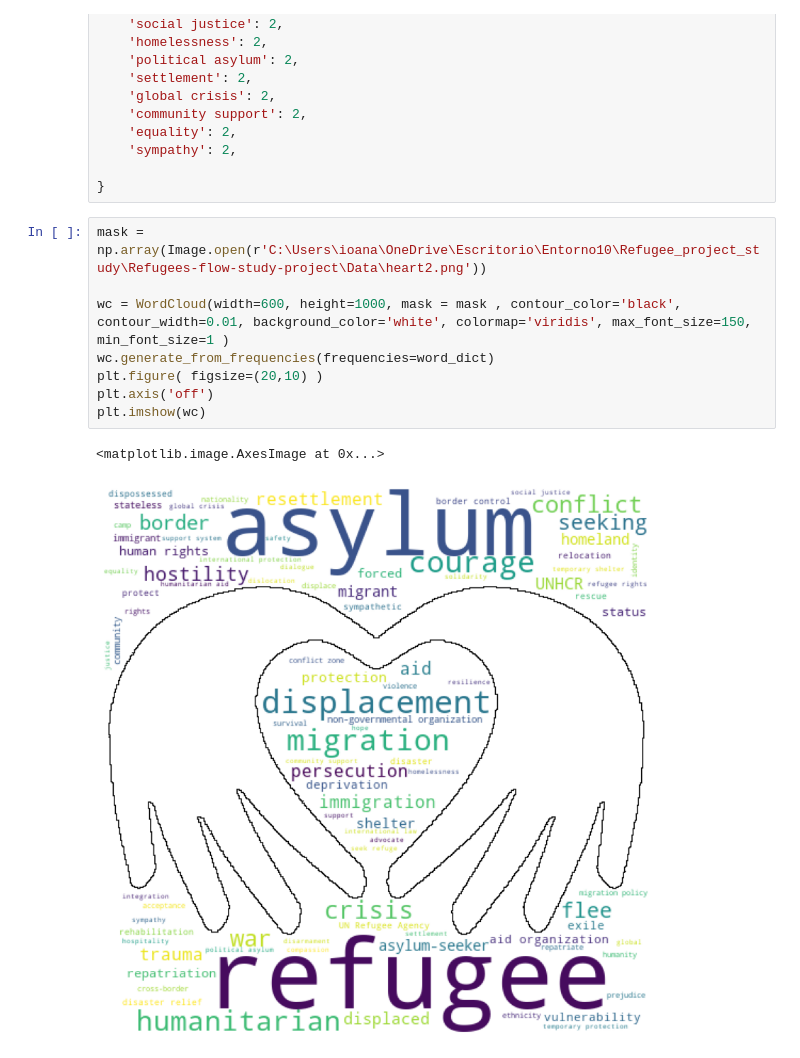
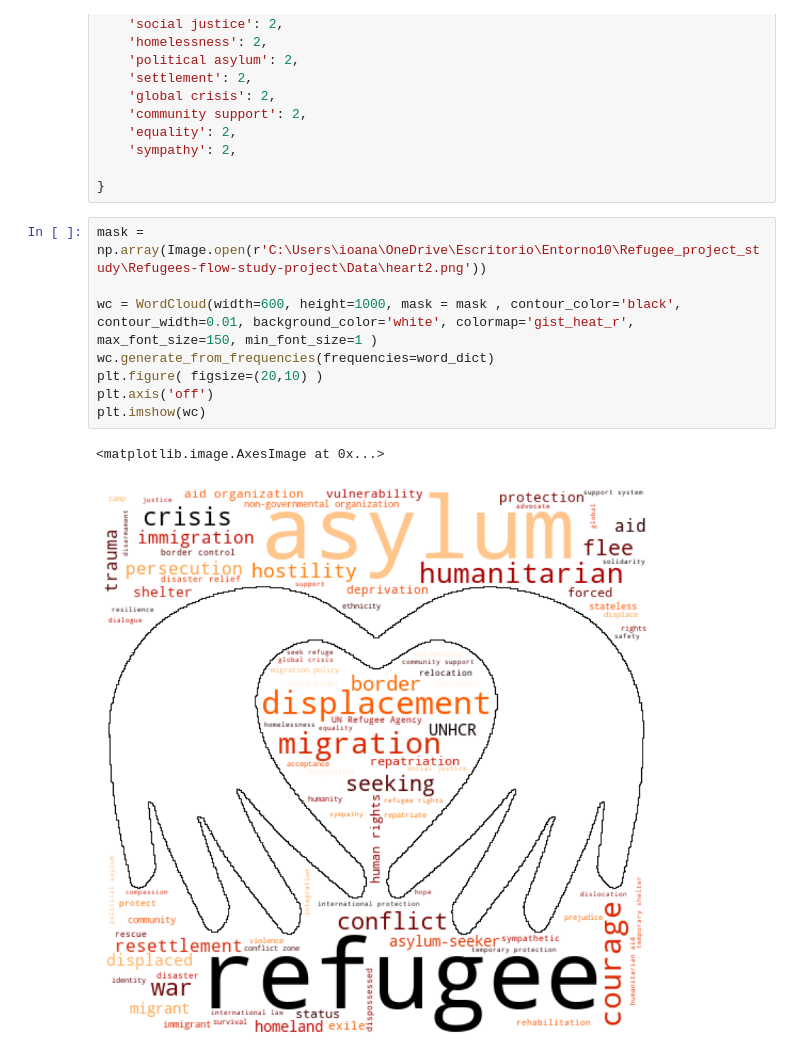
Before and after one commit to IoanaCretuAndrei/Refugee-flow-study, a Jupyter notebook: wordcloud.ipynb, the cells around one changed output. Cells and saved outputs as stored; diff of their text form.

```diff
--- a/wordcloud.ipynb
+++ b/wordcloud.ipynb
@@ -109,11 +109,11 @@ word_dict = {
 # %%
 mask = np.array(Image.open(r'C:\Users\ioana\OneDrive\Escritorio\Entorno10\Refugee_project_study\Refugees-flow-study-project\Data\heart2.png'))
 
-wc = WordCloud(width=600, height=1000, mask = mask , contour_color='black', contour_width=0.01, background_color='white', colormap='viridis', max_font_size=150, min_font_size=1 )
+wc = WordCloud(width=600, height=1000, mask = mask , contour_color='black', contour_width=0.01, background_color='white', colormap='gist_heat_r', max_font_size=150, min_font_size=1 )
 wc.generate_from_frequencies(frequencies=word_dict)
 plt.figure( figsize=(20,10) )
 plt.axis('off')
 plt.imshow(wc)
 # %% [output]
 <matplotlib.image.AxesImage at 0x...>
-[figure, old version]
+[figure, new version]
```
Also changed, not shown: parts of 1 cell of this notebook.
